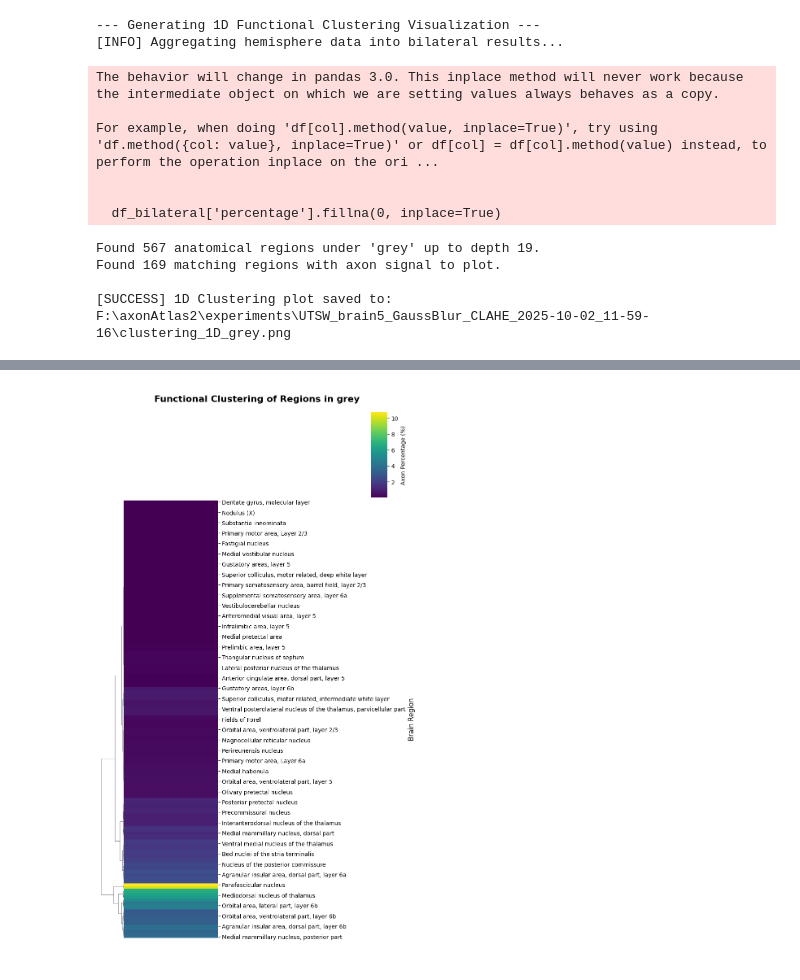
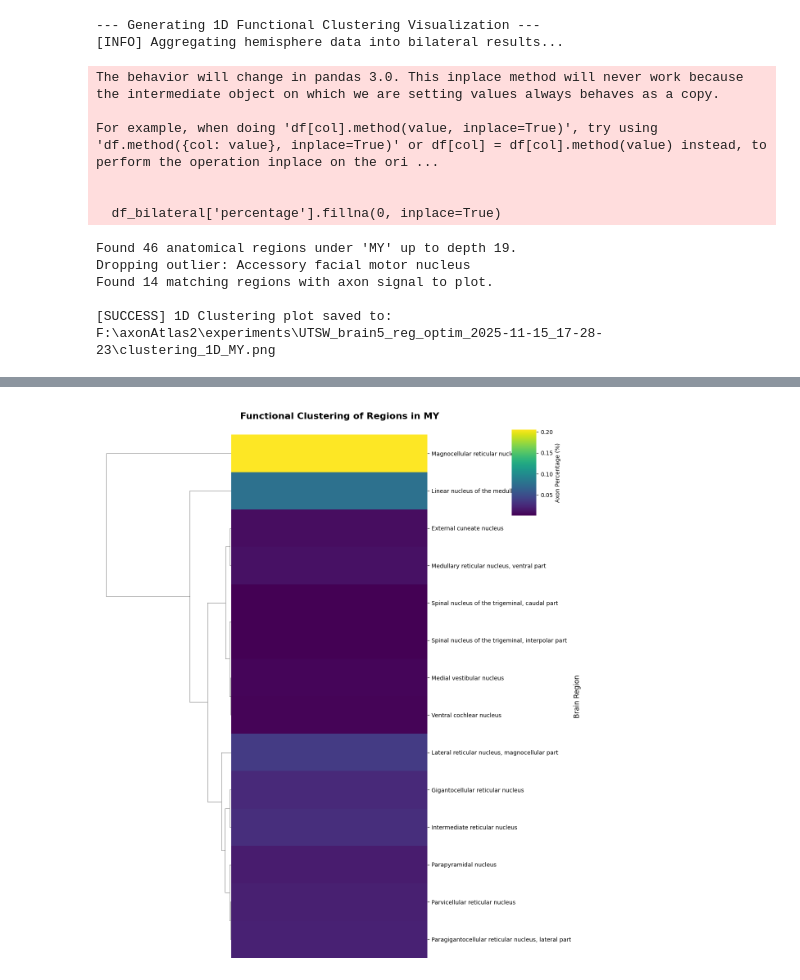
Before and after one commit to c3rry/axonAtlas2, a Jupyter notebook: axonAtlas2_quantification.ipynb, the cells around one changed output, grey strips where cells are left out. Saved outputs shown, nothing was run; the diff lists cells and outputs as text; code cells hidden in the pictures.

```diff
--- a/axonAtlas2_quantification.ipynb
+++ b/axonAtlas2_quantification.ipynb
@@ -1,9 +1,9 @@
 # %%
 !pip install scikit-learn scipy
 from quantification import *
-exp_path = r"F:\axonAtlas2\experiments\UTSW_brain5_GaussBlur_CLAHE_2025-10-02_11-59-16"
+exp_path = r"F:\axonAtlas2\experiments\UTSW_brain5_reg_optim_2025-11-15_17-28-23"
 #volume = volumeExtract(exp_path, mode="skeletonize")
-volume = r"F:\axonAtlas2\experiments\UTSW_brain5_GaussBlur_CLAHE_2025-10-02_11-59-16\downsampled_standard_binned_tiffs\combined_top_5_skeletonize.tif"
+volume = exp_path + "\downsampled_standard_binned_tiffs\combined_top_5_skeletonize.tif"
 print(volume)
 import pandas as pd
 # %% [output]
@@ -164,20 +168,21 @@ For example, when doing 'df[col].method(value, inplace=True)', try using 'df.met
 # %%
-plot_1d_cluster_heatmap(df_hemispheres, exp_path, parent_region="grey", max_depth=19)
+plot_1d_cluster_heatmap(df_hemispheres, exp_path, parent_region="MY", max_depth=19, c_map="viridis", d_ratio=(0.4, 0.05))
 # %% [output]
 --- Generating 1D Functional Clustering Visualization ---
 [INFO] Aggregating hemisphere data into bilateral results...
 The behavior will change in pandas 3.0. This inplace method will never work because the intermediate object on which we are setting values always behaves as a copy.
 
 For example, when doing 'df[col].method(value, inplace=True)', try using 'df.method({col: value}, inplace=True)' or df[col] = df[col].method(value) instead, to perform the operation inplace on the ori ...
 
 
   df_bilateral['percentage'].fillna(0, inplace=True)
-Found 567 anatomical regions under 'grey' up to depth 19.
-Found 169 matching regions with axon signal to plot.
+Found 46 anatomical regions under 'MY' up to depth 19.
+Dropping outlier: Accessory facial motor nucleus
+Found 14 matching regions with axon signal to plot.
 
-[SUCCESS] 1D Clustering plot saved to: F:\axonAtlas2\experiments\UTSW_brain5_GaussBlur_CLAHE_2025-10-02_11-59-16\clustering_1D_grey.png
+[SUCCESS] 1D Clustering plot saved to: F:\axonAtlas2\experiments\UTSW_brain5_reg_optim_2025-11-15_17-28-23\clustering_1D_MY.png
 [interactive output not drawn]
-[figure, old version]
+[figure, new version]
 # %%
 #bg_heatmap(values = axon_dict, annotate_regions=False, thickness=20)
 
```
Also changed, not shown: parts of 12 cells of this notebook, 10 other files.
